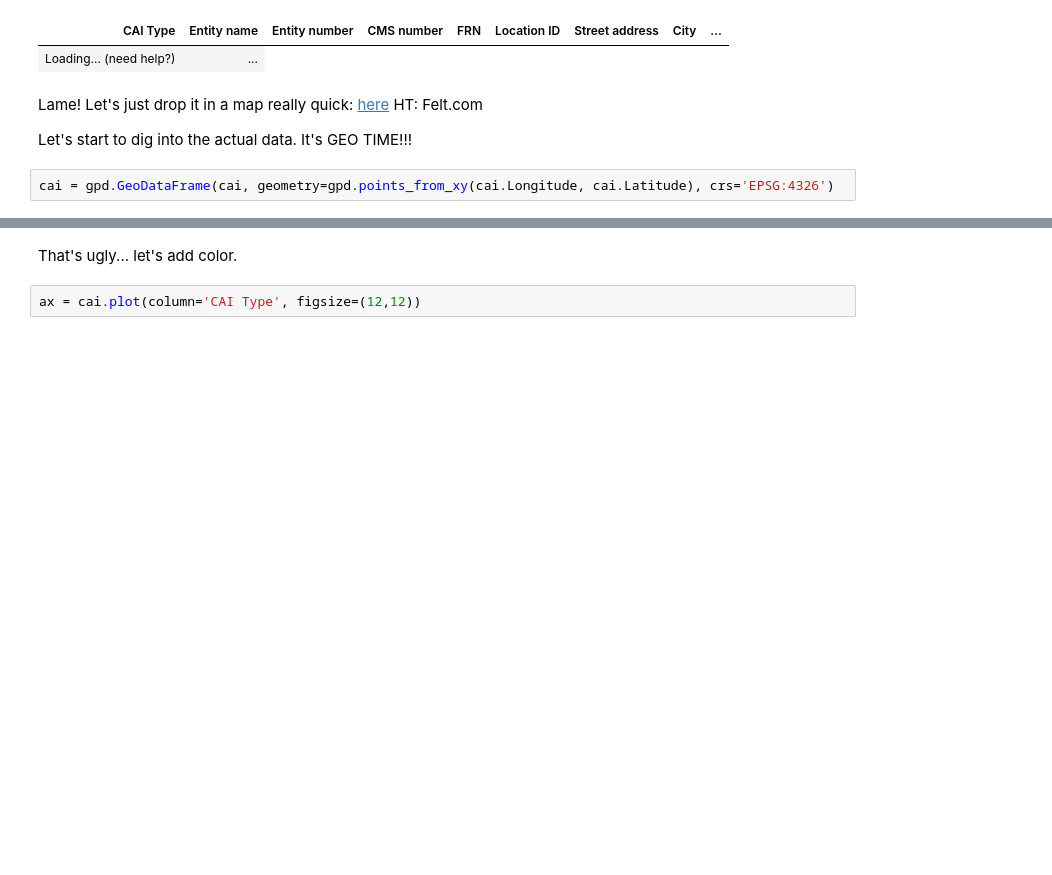
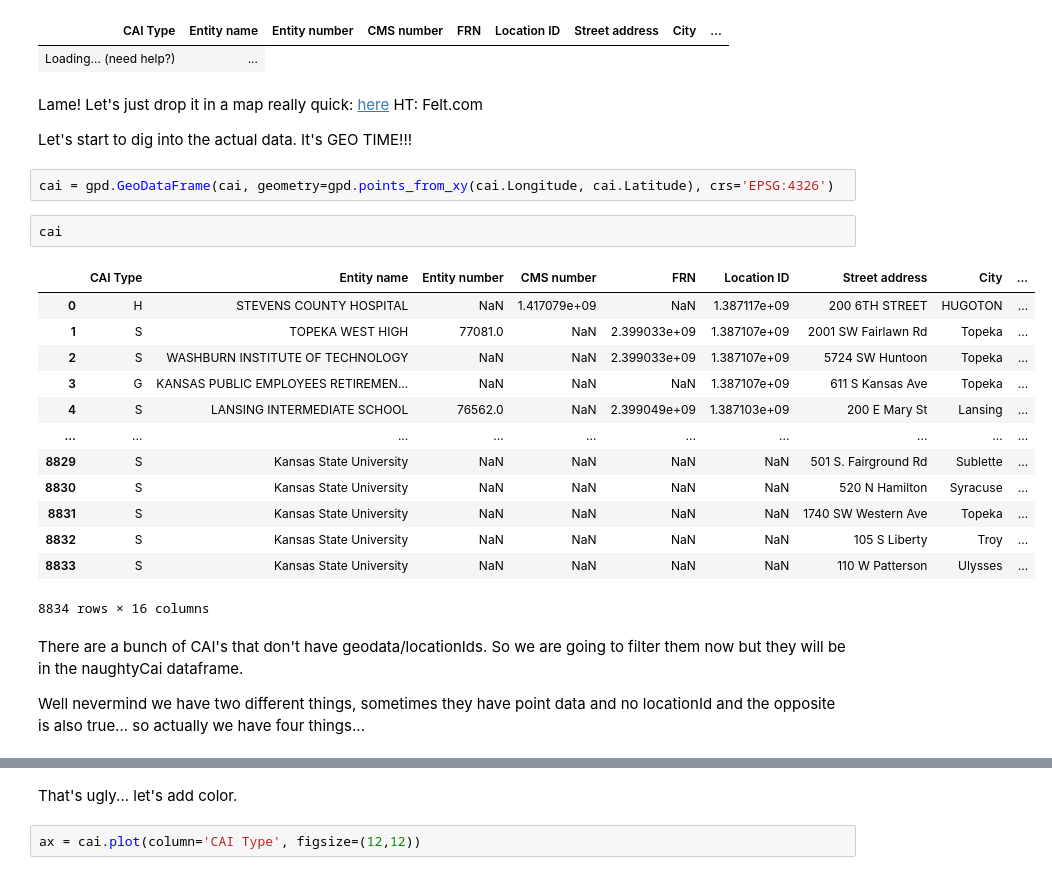
Before and after one commit to npappin-wsu/caiAnalysis, a Jupyter notebook: 2-analysis.ipynb, the cells around one changed output, grey strips where cells are left out. Drawn from its saved outputs; the diff is of its cells as text; blank space fills up the shorter version.

```diff
--- a/2-analysis.ipynb
+++ b/2-analysis.ipynb
@@ -26,3 +28,23 @@ Lame! Let's just drop it in a map really quick: [here](https://felt.com/map/Kans
 Let's start to dig into the actual data. It's GEO TIME!!!
 # %%
 cai = gpd.GeoDataFrame(cai, geometry=gpd.points_from_xy(cai.Longitude, cai.Latitude), crs='EPSG:4326')
+# %%
+cai
+# %% [output]
+|  | CAI Type | Entity name | Entity number | CMS number | FRN | Location ID | Street address | City | ... |
+| 0 | H | STEVENS COUNTY HOSPITAL | NaN | 1.417079e+09 | NaN | 1.387117e+09 | 200 6TH STREET | HUGOTON | ... |
+| 1 | S | TOPEKA WEST HIGH | 77081.0 | NaN | 2.399033e+09 | 1.387107e+09 | 2001 SW Fairlawn Rd | Topeka | ... |
+| 2 | S | WASHBURN INSTITUTE OF TECHNOLOGY | NaN | NaN | 2.399033e+09 | 1.387107e+09 | 5724 SW Huntoon | Topeka | ... |
+| 3 | G | KANSAS PUBLIC EMPLOYEES RETIREMEN... | NaN | NaN | NaN | 1.387107e+09 | 611 S Kansas Ave | Topeka | ... |
+| 4 | S | LANSING INTERMEDIATE SCHOOL | 76562.0 | NaN | 2.399049e+09 | 1.387103e+09 | 200 E Mary St | Lansing | ... |
+| ... | ... | ... | ... | ... | ... | ... | ... | ... | ... |
+| 8829 | S | Kansas State University | NaN | NaN | NaN | NaN | 501 S. Fairground Rd | Sublette | ... |
+| 8830 | S | Kansas State University | NaN | NaN | NaN | NaN | 520 N Hamilton | Syracuse | ... |
+| 8831 | S | Kansas State University | NaN | NaN | NaN | NaN | 1740 SW Western Ave | Topeka | ... |
+| 8832 | S | Kansas State University | NaN | NaN | NaN | NaN | 105 S Liberty | Troy | ... |
+| 8833 | S | Kansas State University | NaN | NaN | NaN | NaN | 110 W Patterson | Ulysses | ... |
+8834 rows × 16 columns
+# %% [markdown]
+There are a bunch of CAI's that don't have geodata/locationIds. So we are going to filter them now but they will be in the naughtyCai dataframe.
+
+Well nevermind we have two different things, sometimes they have point data and no locationId and the opposite is also true... so actually we have four things...
```
Also changed, not shown: parts of 40 cells of this notebook, 2 other files.
